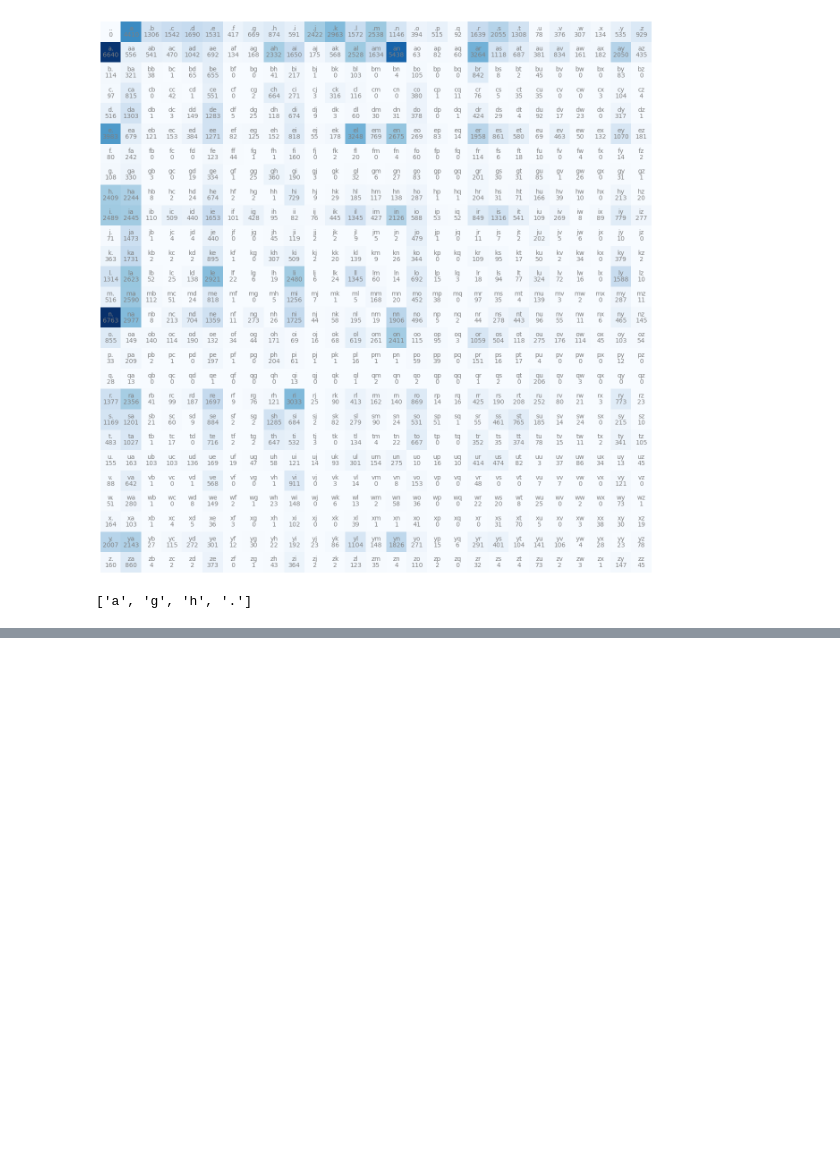
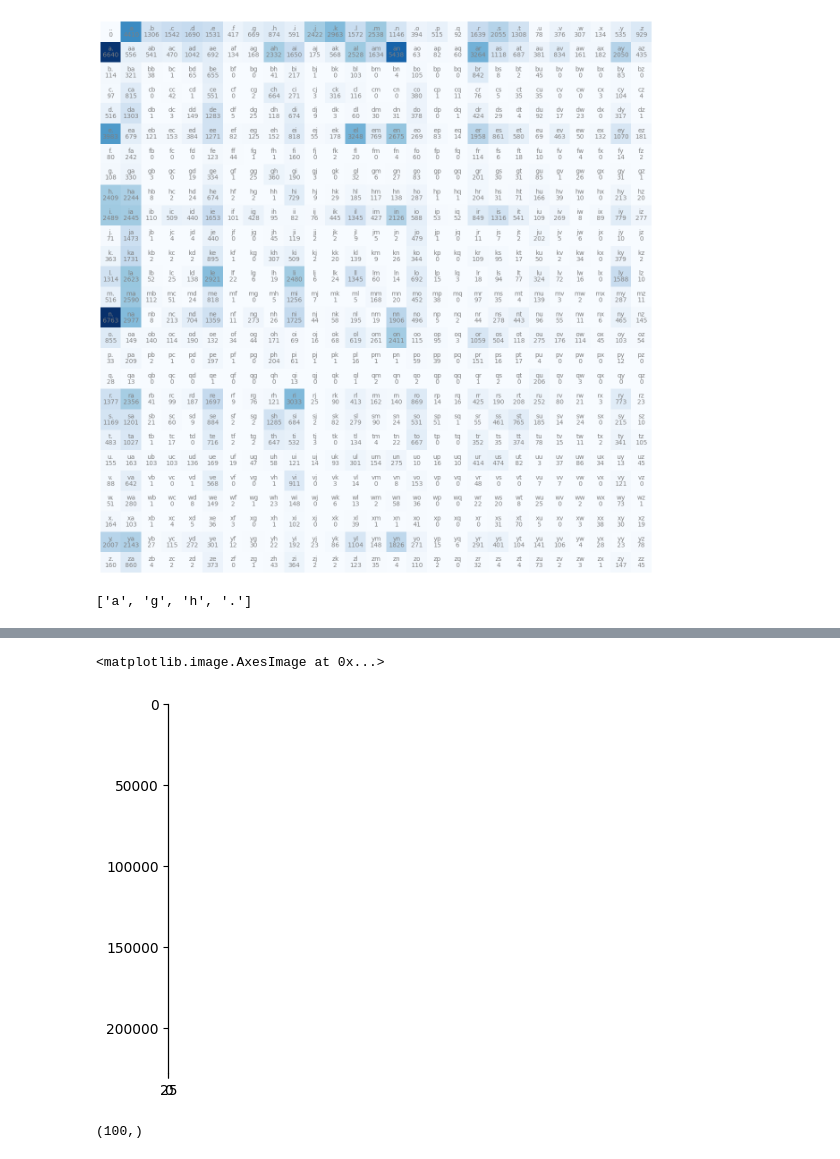
Before and after one commit to pharringtonp19/makemore, a Jupyter notebook: m.ipynb, the cells around one changed output, grey strips where cells are left out. Saved outputs shown, nothing was run; the diff lists cells and outputs as text; code cells hidden in the pictures; blank space fills up the shorter version.

```diff
--- a/m.ipynb
+++ b/m.ipynb
@@ -34,7 +35,7 @@ plt.axis('off')
 (-0.5, 26.5, 26.5, -0.5)
 [figure]
 # %%
-P = Counts.astype(jnp.float32)
+P = Counts.astype(jnp.float32) + 1.0 #Model Smoothing
 P /= P.sum(1, keepdims=True)
 # %%
 myword = []
@@ -65,0 +55,11 @@ set
+# %%
+neg_log_likelihood = 0.
+n = 0
+for w in ["patrickz"]:
+    chs = ['.'] + list(w) + ['.']
+    for ch1, ch2 in zip(chs, chs[1:]):
+        ix1, ix2 = stoi[ch1], stoi[ch2]
+        neg_log_likelihood -= jnp.log(P[ix1, ix2])
+        n += 1
+        print(f"{ch1}, {ch2}: {P[ix1, ix2]:.4f}")
+neg_log_likelihood/n
@@ -65,0 +77,18 @@ set
+# %%
+xs, ys = [], []
+for w in words:
+    chs = ['.'] + list(w) + ['.']
+    for ch1, ch2 in zip(chs, chs[1:]):
+        ix1, ix2 = stoi[ch1], stoi[ch2]
+        xs.append(ix1)
+        ys.append(ix2)
+
+xs = jnp.array(xs)
+ys = jnp.array(ys)
+# %%
+xenc = jax.nn.one_hot(xs, 27) #dtype('float32')
+# %%
+plt.imshow(xenc)
+# %% [output]
+<matplotlib.image.AxesImage at 0x...>
+[figure, added]
@@ -65,0 +115,4 @@ set
+# %%
+ys[jnp.arange(100)].shape
+# %% [output]
+(100,)
```
Also changed, not shown: parts of 8 cells of this notebook.
